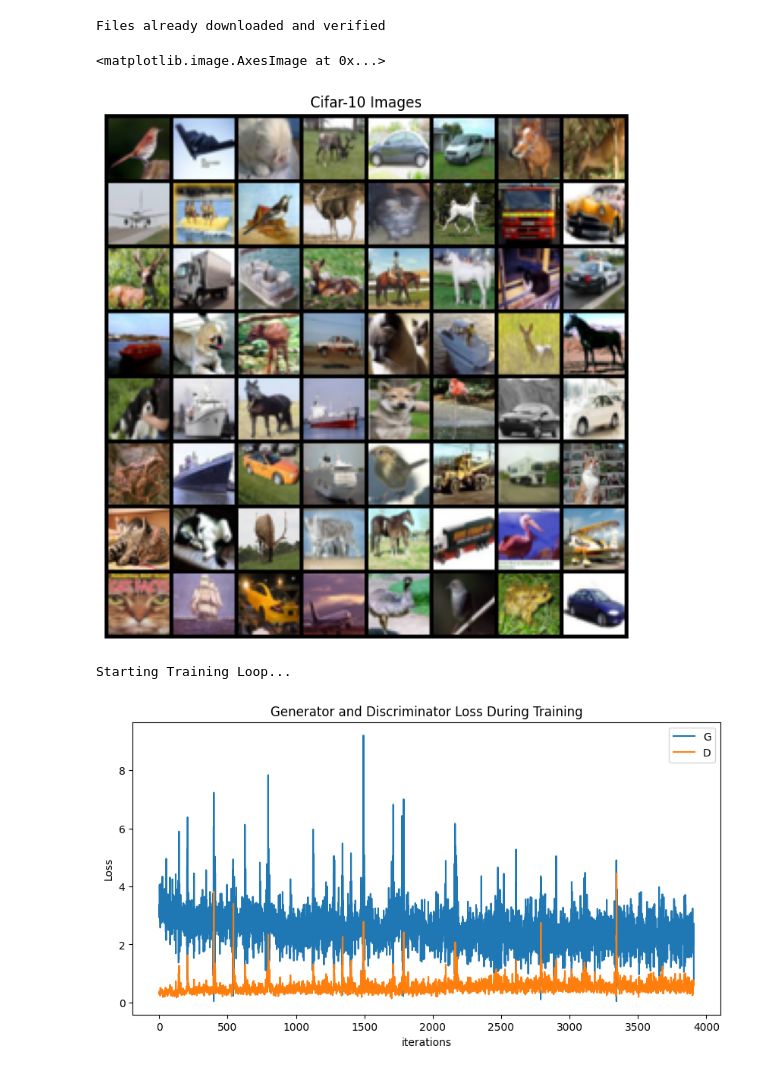
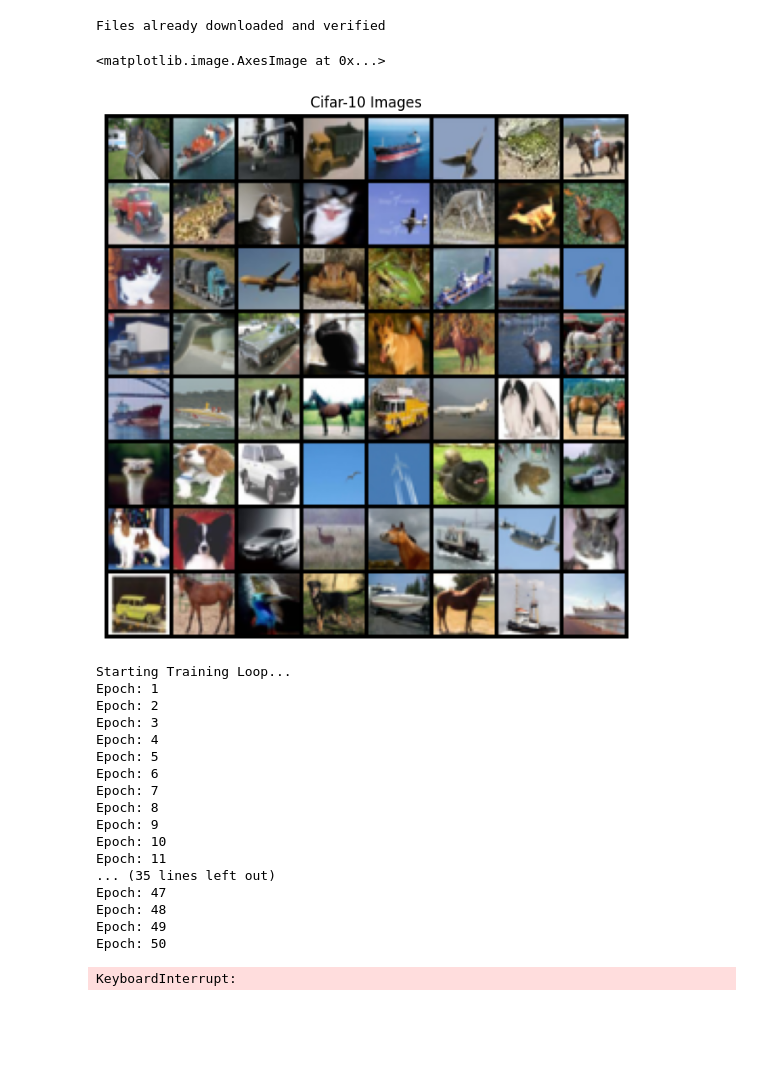
Before and after one commit to ryanfarrell362/CIS4780-Final-Project, a Jupyter notebook: notebook.ipynb, the cells around one changed output. Cells and saved outputs as stored; diff of their text form; code cells hidden in the pictures; blank space fills up the shorter version.

```diff
--- a/notebook.ipynb
+++ b/notebook.ipynb
@@ -38,27 +43,27 @@ FAKE_LABEL = 0.
 # %%
 # CIFAR10 preprocessing
 
 # Define data transformations and normalization
 transform = transforms.Compose([
   transforms.ToTensor(),
   transforms.Normalize((0.5, 0.5, 0.5), (0.5, 0.5, 0.5))
 ])
 
 # Load the CIFAR-10 dataset
-dataset = datasets.CIFAR10(root='./data', train=True,
+real_dataset = datasets.CIFAR10(root='./data', train=True,
 download=True, transform=transform)
-dataloader = torch.utils.data.DataLoader(real_dataset, batch_size=batchSize, shuffle=True)
+real_loader = torch.utils.data.DataLoader(real_dataset, batch_size=batchSize, shuffle=True)
 
 # Plot some images
 real_batch = next(iter(dataloader))
 plt.figure(figsize=(8,8))
 plt.axis("off")
 plt.title("Cifar-10 Images")
 plt.imshow(np.transpose(utils.make_grid(real_batch[0].to(device)[:64], padding=2, normalize=True).cpu(),(1,2,0)))
 # %% [output]
 Files already downloaded and verified
 <matplotlib.image.AxesImage at 0x...>
-[figure, old version]
+[figure, new version]
 # %%
 # Generator neural net here maybe
 class Generator(nn.Module):
@@ -128,6 +133,10 @@ iters = 0
 print("Starting Training Loop...")
 # For each epoch
 for epoch in range(nEpochs):
+    print (f'Epoch: {epoch + 1}')
+    if (epoch + 1) % nSnapshots == 0:
+        torch.save(genModel, file_path + str(epoch + 1) + ".pth")
+
     # For each batch in the dataloader
     for i, data in enumerate(real_loader, 0):
         ############################
@@ -190,6 +199,22 @@ plt.legend()
 plt.show()
 # %% [output]
 Starting Training Loop...
+Epoch: 1
+Epoch: 2
+Epoch: 3
+Epoch: 4
+Epoch: 5
+Epoch: 6
+Epoch: 7
+Epoch: 8
+Epoch: 9
+Epoch: 10
+Epoch: 11
+... (35 lines left out)
+Epoch: 47
+Epoch: 48
+Epoch: 49
+Epoch: 50
-[figure, removed]
+KeyboardInterrupt:
 # %%
 # Generate actual images here for FID
```
Also changed, not shown: parts of 2 cells of this notebook.
